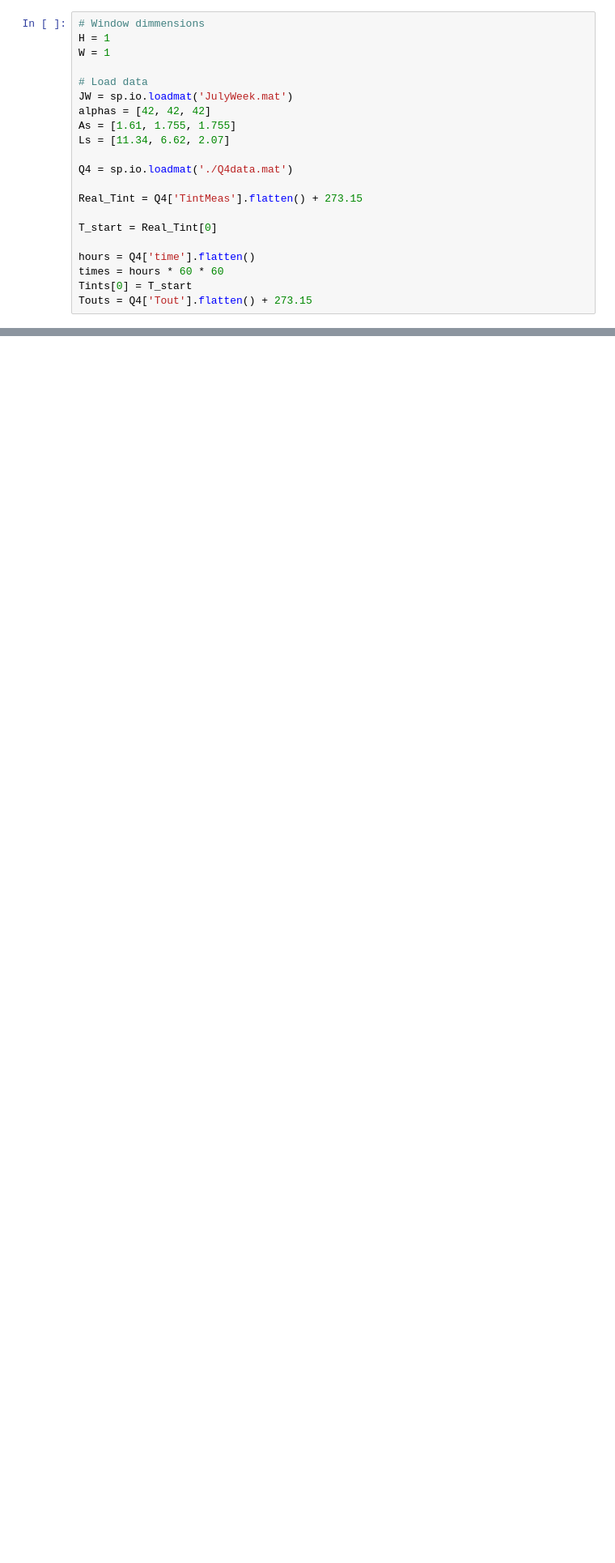
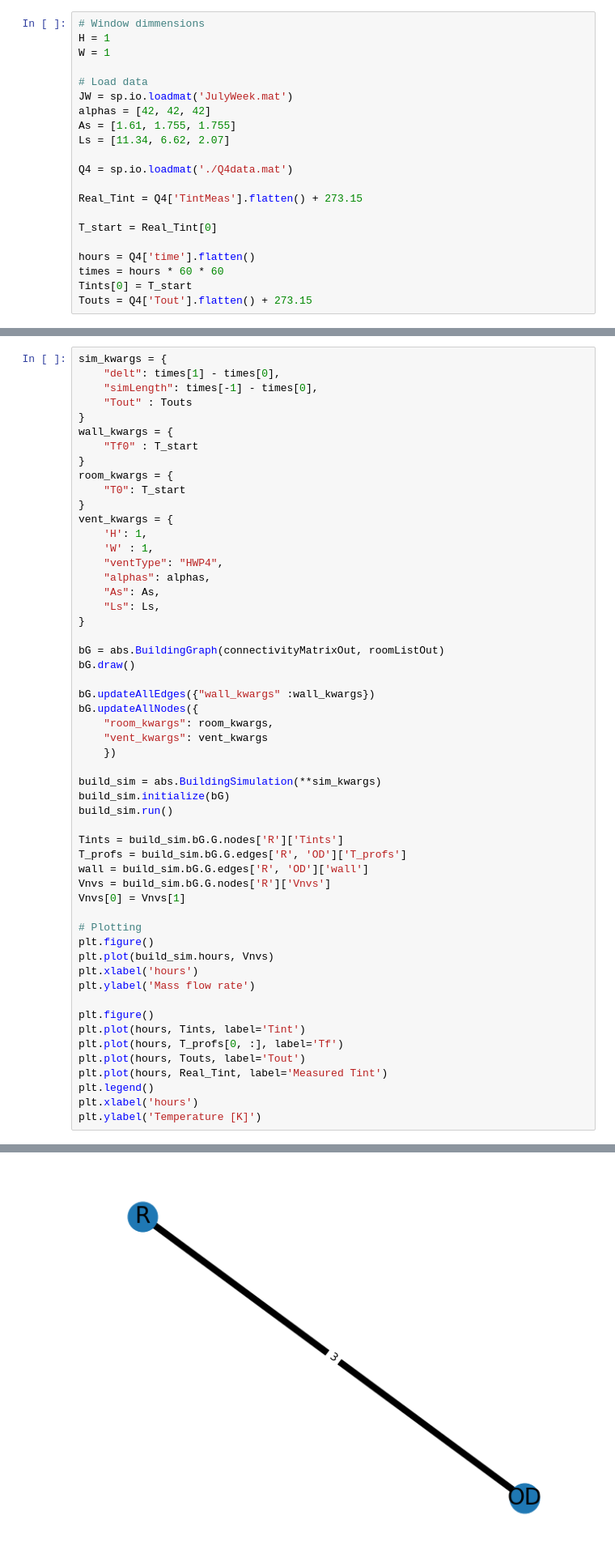
Before and after one commit to nbachand/graphBEM, a Jupyter notebook: InteriorModel.ipynb, the cells around one changed output, grey strips where cells are left out. Shown at 81% size. Drawn from its saved outputs; the diff is of its cells as text; blank space fills up the shorter version.

```diff
--- a/InteriorModel.ipynb
+++ b/InteriorModel.ipynb
@@ -190,0 +229,55 @@ Text(0, 0.5, 'Temperature [K]')
+# %%
+sim_kwargs = {
+    "delt": times[1] - times[0],
+    "simLength": times[-1] - times[0],
+    "Tout" : Touts
+}
+wall_kwargs = {
+    "Tf0" : T_start
+}
+room_kwargs = {
+    "T0": T_start
+}
+vent_kwargs = {
+    'H': 1,
+    'W' : 1,
+    "ventType": "HWP4",
+    "alphas": alphas,
+    "As": As,
+    "Ls": Ls,
+}
+
+bG = abs.BuildingGraph(connectivityMatrixOut, roomListOut)
+bG.draw()
+
+bG.updateAllEdges({"wall_kwargs" :wall_kwargs})
+bG.updateAllNodes({
+    "room_kwargs": room_kwargs,
+    "vent_kwargs": vent_kwargs
+    })
+
+build_sim = abs.BuildingSimulation(**sim_kwargs)
+build_sim.initialize(bG)
+build_sim.run()
+
+Tints = build_sim.bG.G.nodes['R']['Tints']
+T_profs = build_sim.bG.G.edges['R', 'OD']['T_profs']
+wall = build_sim.bG.G.edges['R', 'OD']['wall']
+Vnvs = build_sim.bG.G.nodes['R']['Vnvs']
+Vnvs[0] = Vnvs[1]
+
+# Plotting
+plt.figure()
+plt.plot(build_sim.hours, Vnvs)
+plt.xlabel('hours')
+plt.ylabel('Mass flow rate')
+
+plt.figure()
+plt.plot(hours, Tints, label='Tint')
+plt.plot(hours, T_profs[0, :], label='Tf')
+plt.plot(hours, Touts, label='Tout')
+plt.plot(hours, Real_Tint, label='Measured Tint')
+plt.legend()
+plt.xlabel('hours')
+plt.ylabel('Temperature [K]')
+# %% [output]
@@ -190,0 +285 @@ Text(0, 0.5, 'Temperature [K]')
+[figure, added]
```
Also changed, not shown: parts of 10 cells of this notebook, 1 other file.
